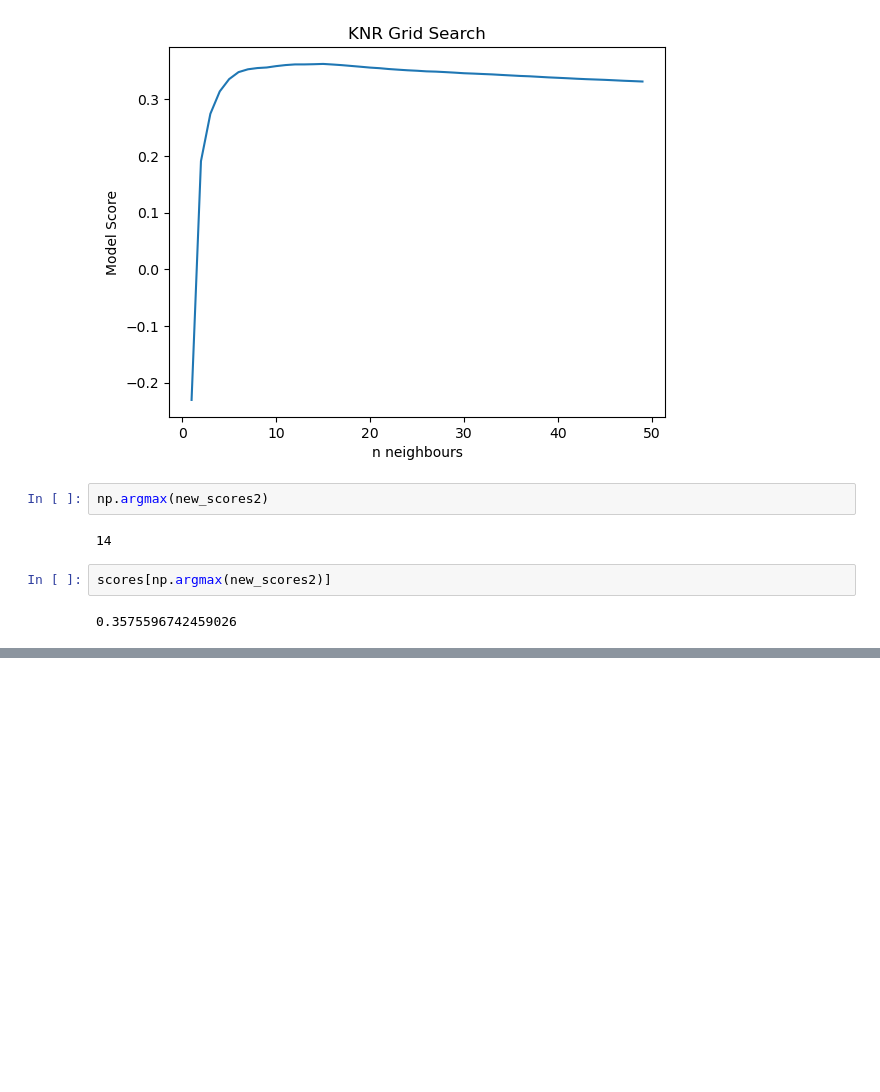
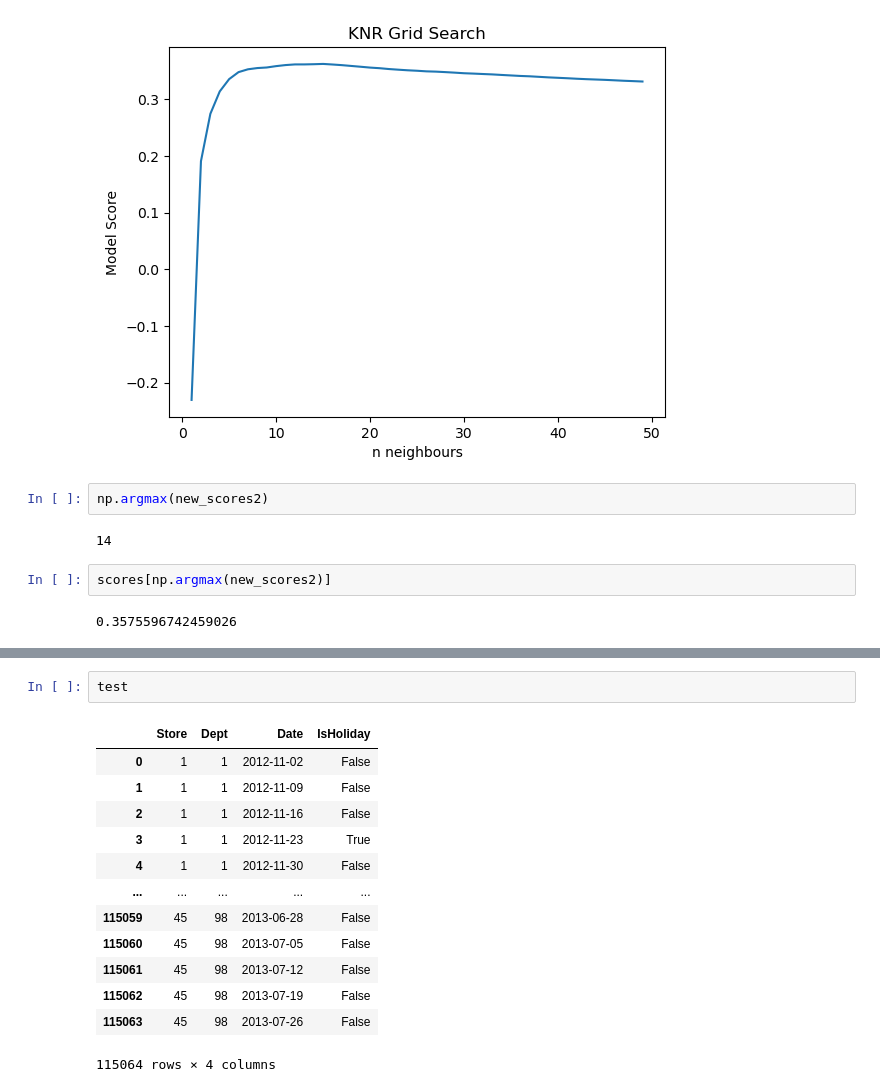
Before and after one commit to EricYangg/4AI3-Walmart-Forecast, a Jupyter notebook: KNR Model.ipynb, the cells around one changed output, grey strips where cells are left out. Cells and saved outputs as stored; diff of their text form; blank space fills up the shorter version.

```diff
--- a/KNR Model.ipynb
+++ b/KNR Model.ipynb
@@ -169,0 +197,16 @@ scores[np.argmax(new_scores2)]
+# %%
+test
+# %% [output]
+|  | Store | Dept | Date | IsHoliday |
+| 0 | 1 | 1 | 2012-11-02 | False |
+| 1 | 1 | 1 | 2012-11-09 | False |
+| 2 | 1 | 1 | 2012-11-16 | False |
+| 3 | 1 | 1 | 2012-11-23 | True |
+| 4 | 1 | 1 | 2012-11-30 | False |
+| ... | ... | ... | ... | ... |
+| 115059 | 45 | 98 | 2013-06-28 | False |
+| 115060 | 45 | 98 | 2013-07-05 | False |
+| 115061 | 45 | 98 | 2013-07-12 | False |
+| 115062 | 45 | 98 | 2013-07-19 | False |
+| 115063 | 45 | 98 | 2013-07-26 | False |
+115064 rows × 4 columns
```
Also changed, not shown: parts of 14 cells of this notebook, 2 other files.
